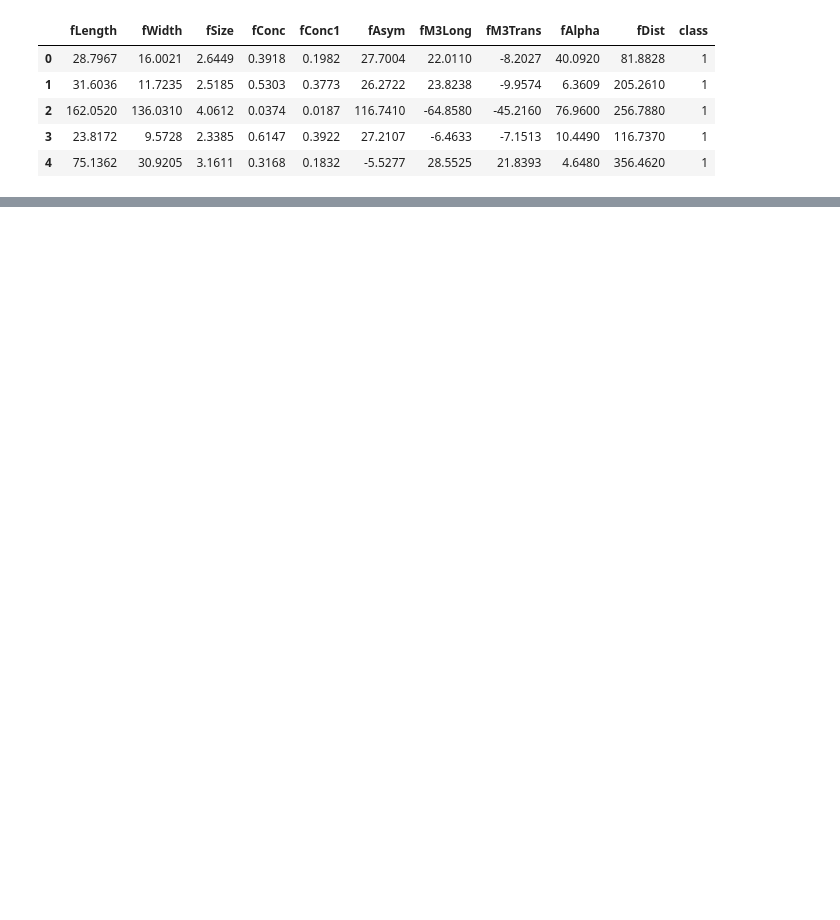
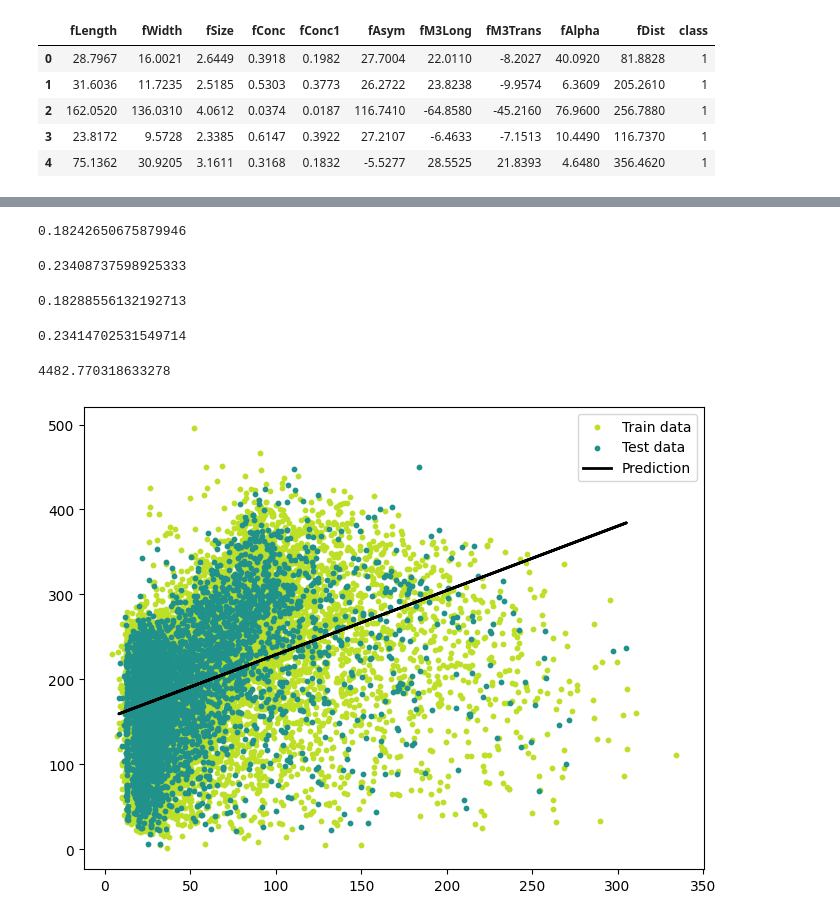
Before and after one commit to daniil777555/portfolio, a Jupyter notebook: python/ml/test-my-model.ipynb, the cells around one changed output, grey strips where cells are left out. Saved outputs shown, nothing was run; the diff lists cells and outputs as text; code cells hidden in the pictures; blank space fills up the shorter version.

Commit message:
few more models

```diff
--- a/python/ml/test-my-model.ipynb
+++ b/python/ml/test-my-model.ipynb
@@ -67,0 +123,40 @@ weighted avg       0.81      0.81      0.81      3804
+# %%
+import copy
+from sklearn.linear_model import LinearRegression as SKLinearRegression
+
+train, test = np.split(df_for_regrassion.sample(frac=1), [int(0.8 * len(df_for_regrassion)), ])
+
+def get_xy(dataframe, y_label, x_label = None):
+    dataframe = copy.deepcopy(dataframe)
+    if x_label is None:
+        X = dataframe[
+              [c for c in dataframe.columns if c != y_label]
+            ].values
+    elif len(x_label) == 1:
+        X = dataframe[x_label[0]].values.reshape(-1, 1)
+    else:
+        X = dataframe[x_label].values
+
+    y = dataframe[y_label].values
+    data = np.hstack((X, y.reshape(-1, 1)))
+
+    return data, X, y
+
+_, X_train_1Param, y_train_1Param = get_xy(train, 'fDist', ['fLength'])
+_, X_test_1Param, y_test_1Param = get_xy(test, 'fDist', ['fLength'])
+
+
+oneParam_reg = SKLinearRegression()
+oneParam_reg.fit(X_train_1Param, y_train_1Param)
+oneParam_reg.score(X_test_1Param, y_test_1Param)
+# %% [output]
+0.18242650675879946
+# %%
+_, X_train_all, y_train_all = get_xy(train, 'fDist', ['fAlpha', 'fLength'])
+_, X_test_all, y_test_all = get_xy(test, 'fDist', ['fAlpha', 'fLength'])
+
+all_reg = SKLinearRegression()
+all_reg.fit(X_train_all, y_train_all)
+all_reg.score(X_test_all, y_test_all)
+# %% [output]
+0.23408737598925333
@@ -67,0 +166,27 @@ weighted avg       0.81      0.81      0.81      3804
+# %%
+oneParam_reg = LinearRegression()
+oneParam_reg.fit(X_train_1Param, y_train_1Param)
+oneParam_reg.score(X_test_1Param, y_test_1Param)
+# %% [output]
+0.18288556132192713
+# %%
+all_reg = LinearRegression()
+all_reg.fit(X_train_all, y_train_all)
+all_reg.score(X_test_all, y_test_all)
+# %% [output]
+0.23414702531549714
+# %%
+y_pred = oneParam_reg.predict(X_test_1Param)
+MSE(y_pred, y_test_1Param)
+# %% [output]
+4482.770318633278
+# %%
+cmap = plt.get_cmap('viridis')
+fig = plt.figure(figsize=(8,6))
+m1 = plt.scatter(X_train_1Param, y_train_1Param, color=cmap(0.9), s=10, label="Train data")
+m2 = plt.scatter(X_test_1Param, y_test_1Param, color=cmap(0.5), s=10, label="Test data")
+plt.plot(X_test_1Param, y_pred, color='black', linewidth=2, label='Prediction')
+plt.legend()
+plt.show()
+# %% [output]
+[figure, added]
```
Also changed, not shown: parts of 8 cells of this notebook, 7 other files.
